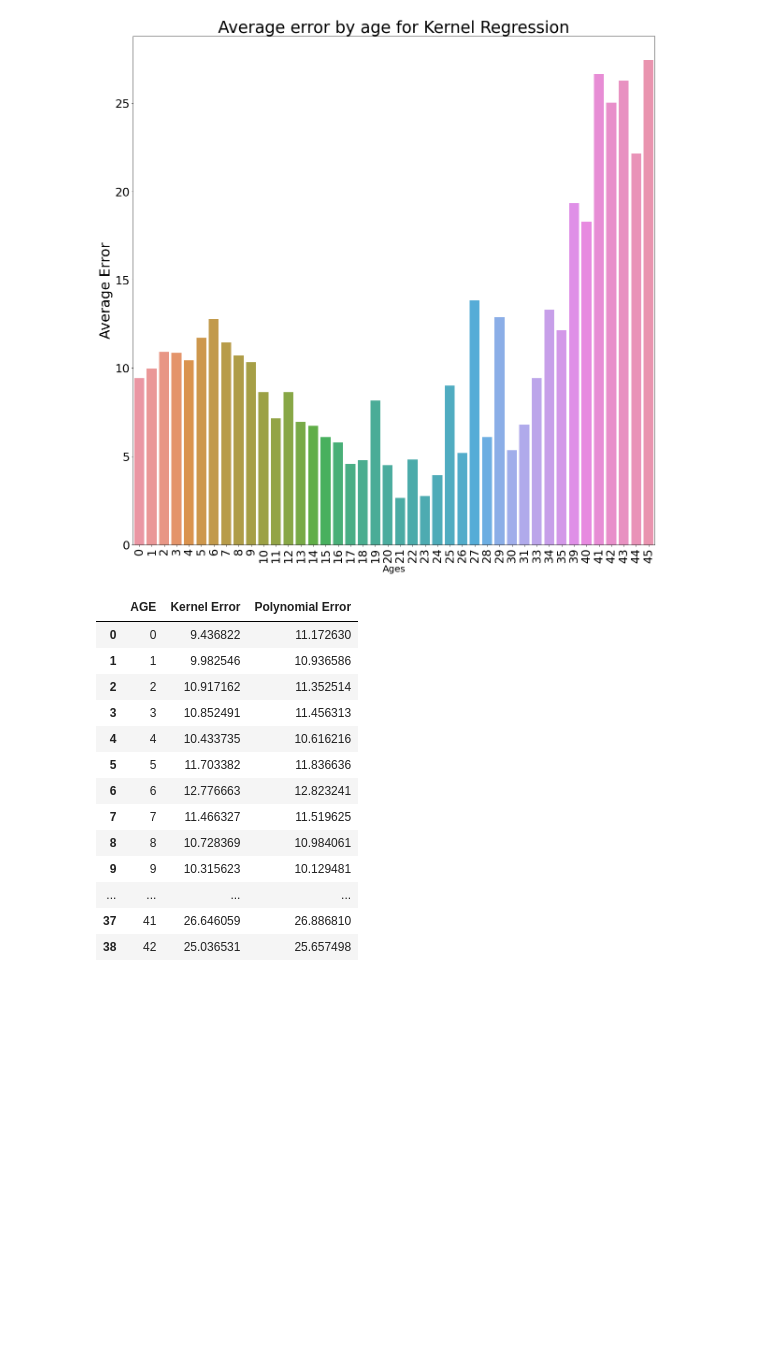
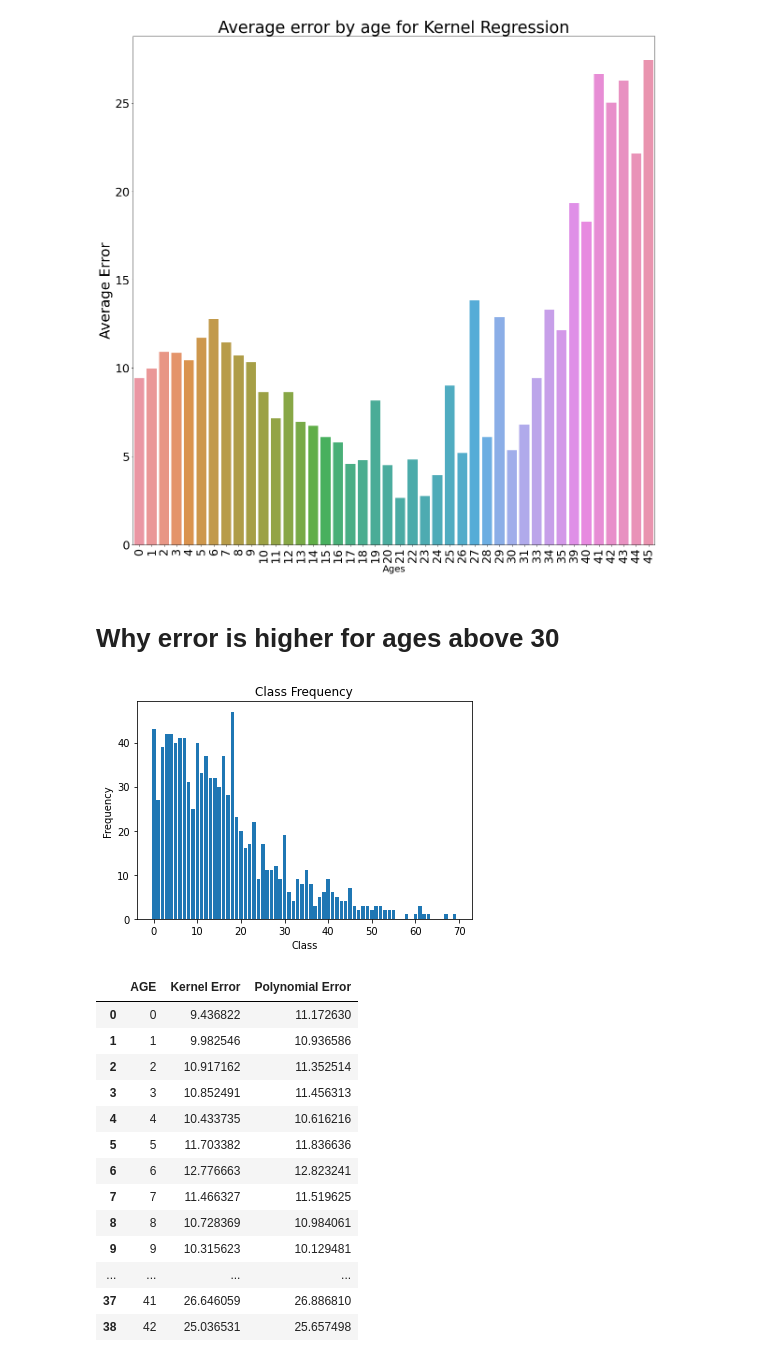
Before and after one commit to rohailkhan/deep_learning, a Jupyter notebook: Objective_1_for_Time_Invariant_Aging_Model_and_Face_Recognition.ipynb, the cells around one changed output. Cells and saved outputs as stored; diff of their text form; code cells hidden in the pictures; blank space fills up the shorter version.

```diff
--- a/Objective_1_for_Time_Invariant_Aging_Model_and_Face_Recognition.ipynb
+++ b/Objective_1_for_Time_Invariant_Aging_Model_and_Face_Recognition.ipynb
@@ -376,6 +376,18 @@ plt.ylabel('Average Error', fontsize=30)
 plt.show()
 # %% [output]
 [figure]
+# %% [markdown]
+# Why error is higher for  ages above 30
+# %%
+classes=final_df[['AGE']].values
+unique, counts = np.unique(classes, return_counts=True)
+plt.bar(unique,counts)
+plt.title('Class Frequency')
+plt.xlabel('Class')
+plt.ylabel('Frequency')
+plt.show()
+# %% [output]
+[figure, added]
 # %%
 errors_by_age
 # %% [output]
```
